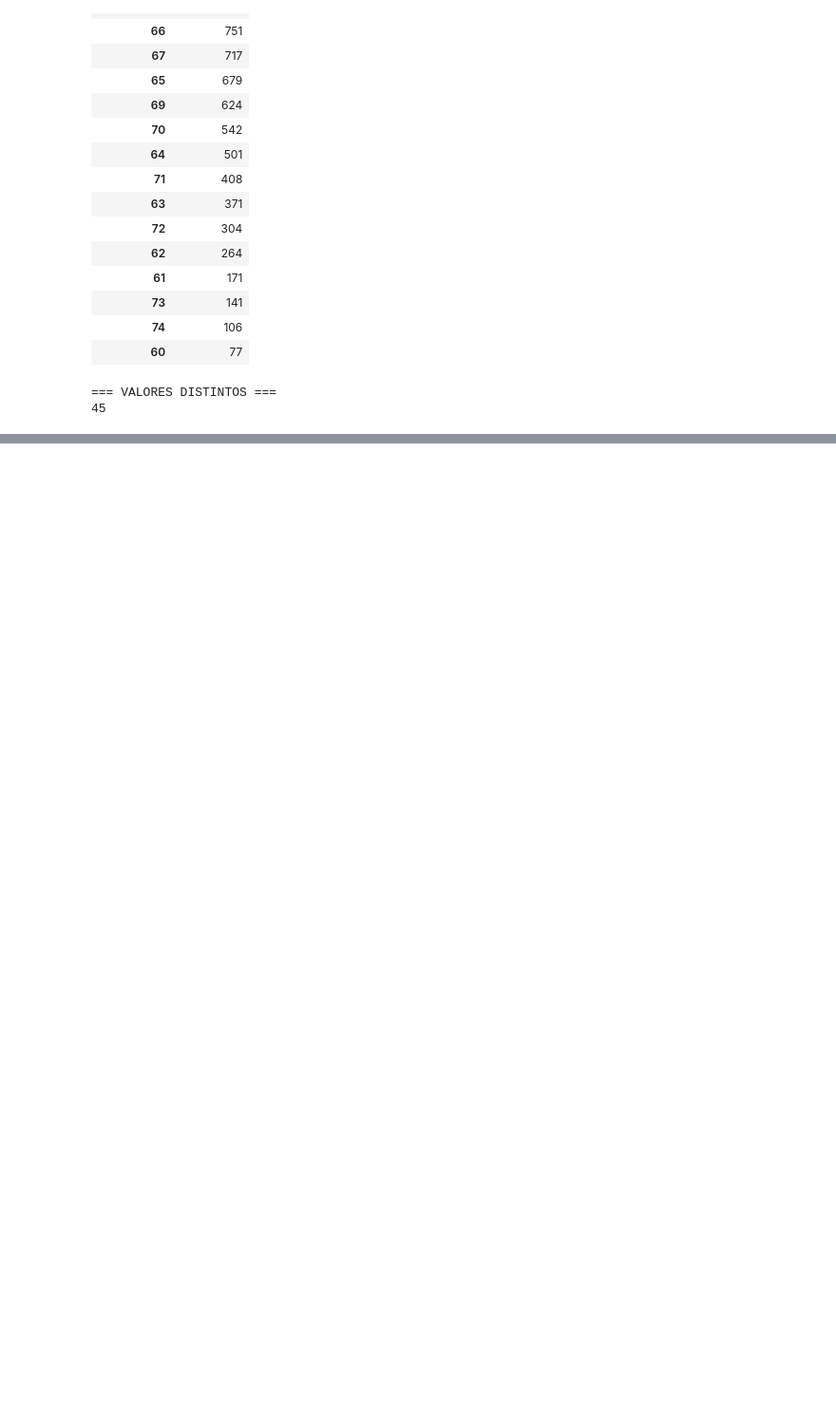
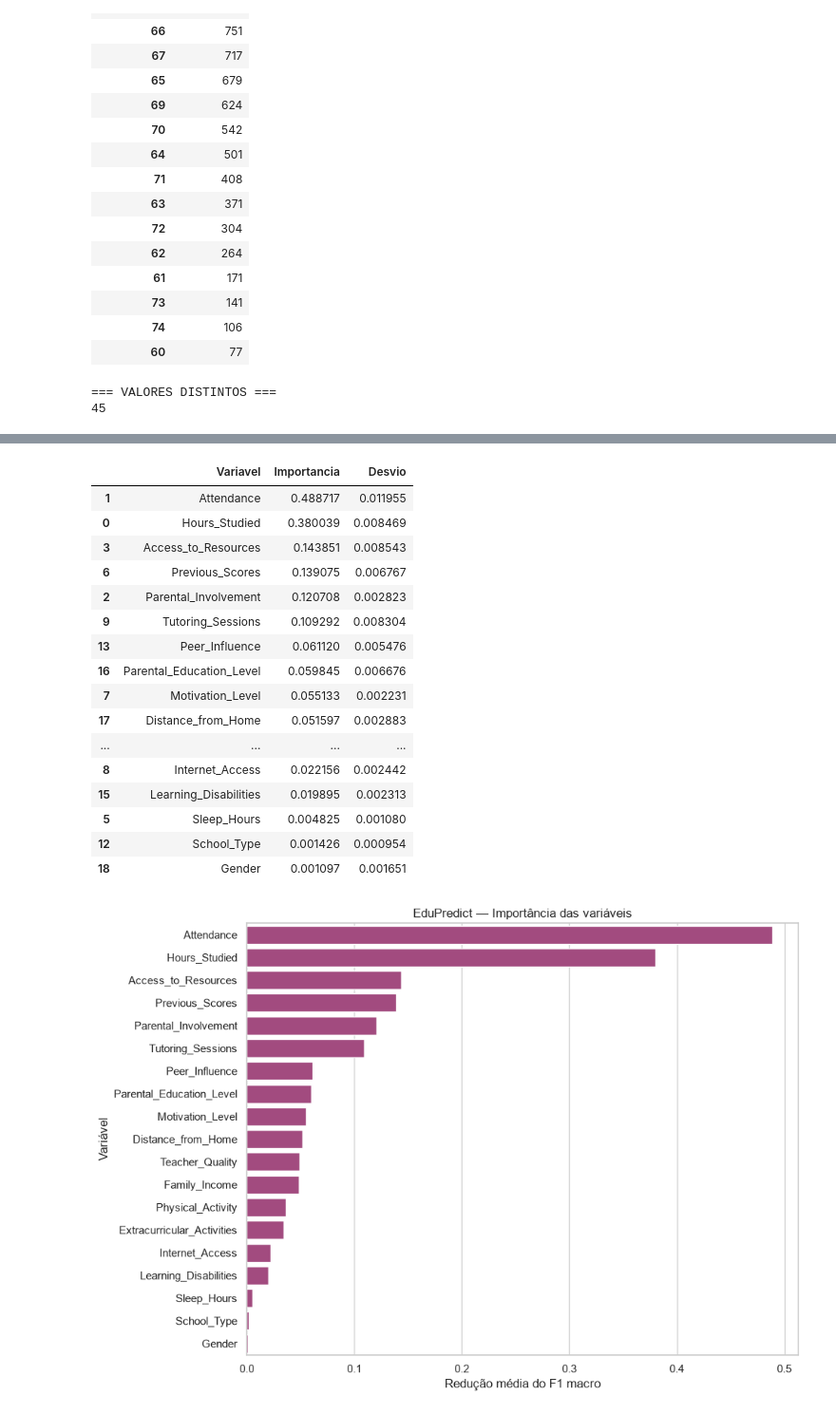
Before and after one commit to LucasLiSan/at2AM, a Jupyter notebook: notebooks/analise_treinamento.ipynb, the cells around one changed output, grey strips where cells are left out. Shown at 95% size. Cells and saved outputs as stored; diff of their text form; code cells hidden in the pictures; blank space fills up the shorter version.

```diff
--- a/notebooks/analise_treinamento.ipynb
+++ b/notebooks/analise_treinamento.ipynb
@@ -287,0 +570,55 @@ Percentil 66,7%: 69.00
+# %%
+
+from sklearn.inspection import permutation_importance
+
+importancias = permutation_importance(
+    modelo,
+    X_test,
+    y_test,
+    scoring="f1_macro",
+    n_repeats=5,
+    random_state=42,
+    n_jobs=1
+)
+
+resultado_importancias = pd.DataFrame({
+    "Variavel": X_test.columns,
+    "Importancia": importancias.importances_mean,
+    "Desvio": importancias.importances_std
+}).sort_values("Importancia", ascending=False)
+
+display(resultado_importancias)
+
+plt.figure(figsize=(10, 7))
+
+sns.barplot(
+    data=resultado_importancias,
+    x="Importancia",
+    y="Variavel",
+    color="#B13C82"
+)
+
+plt.title("EduPredict — Importância das variáveis")
+plt.xlabel("Redução média do F1 macro")
+plt.ylabel("Variável")
+plt.tight_layout()
+plt.show()
+# %% [output]
+|  | Variavel | Importancia | Desvio |
+| 1 | Attendance | 0.488717 | 0.011955 |
+| 0 | Hours_Studied | 0.380039 | 0.008469 |
+| 3 | Access_to_Resources | 0.143851 | 0.008543 |
+| 6 | Previous_Scores | 0.139075 | 0.006767 |
+| 2 | Parental_Involvement | 0.120708 | 0.002823 |
+| 9 | Tutoring_Sessions | 0.109292 | 0.008304 |
+| 13 | Peer_Influence | 0.061120 | 0.005476 |
+| 16 | Parental_Education_Level | 0.059845 | 0.006676 |
+| 7 | Motivation_Level | 0.055133 | 0.002231 |
+| 17 | Distance_from_Home | 0.051597 | 0.002883 |
+| ... | ... | ... | ... |
+| 8 | Internet_Access | 0.022156 | 0.002442 |
+| 15 | Learning_Disabilities | 0.019895 | 0.002313 |
+| 5 | Sleep_Hours | 0.004825 | 0.001080 |
+| 12 | School_Type | 0.001426 | 0.000954 |
+| 18 | Gender | 0.001097 | 0.001651 |
+[figure, added]
```
Also changed, not shown: parts of 12 cells of this notebook, 1 other file.
